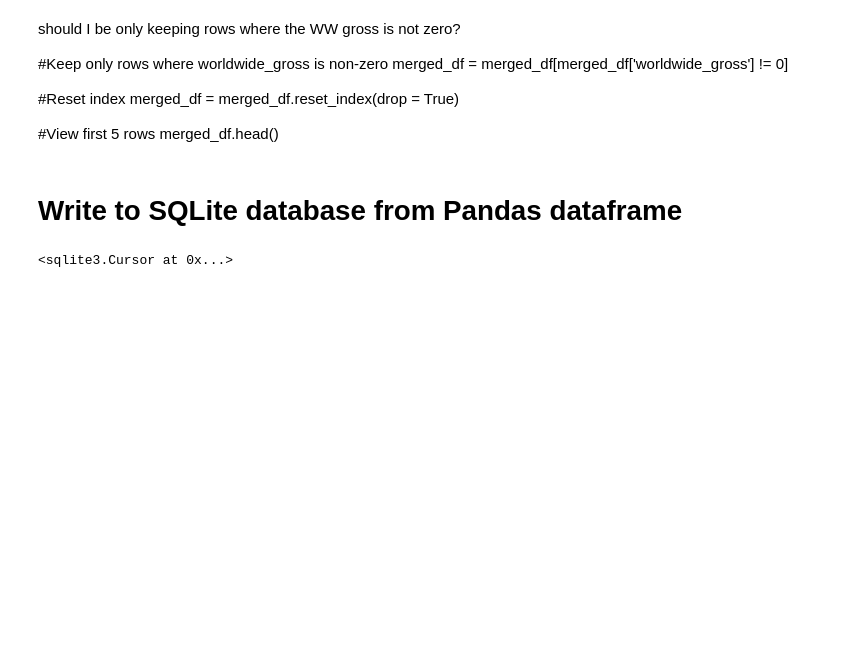
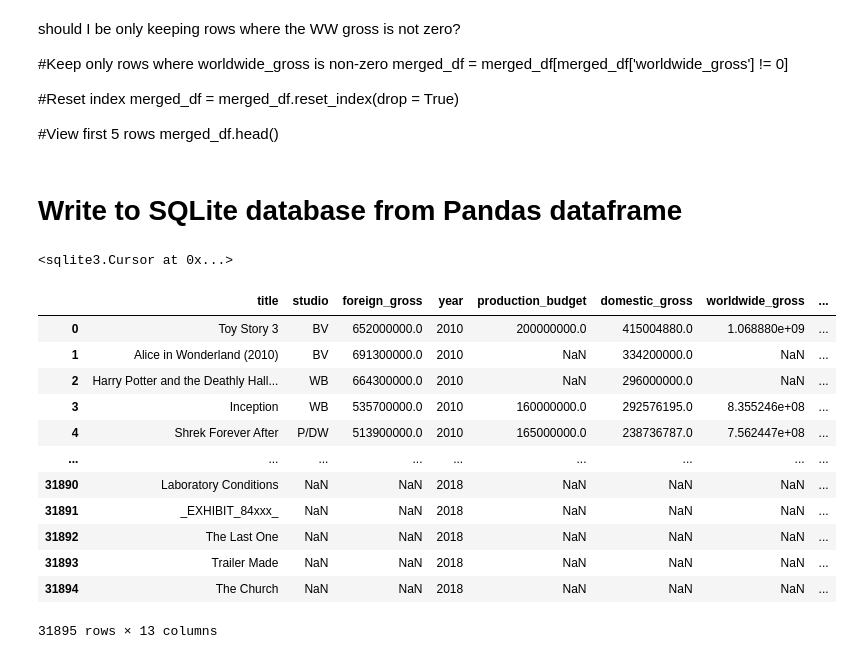
Before and after one commit to cellister/dsc-phase-2-project-v3, a Jupyter notebook: Film Investment Analysis Project.ipynb, the cells around one changed output. Cells and saved outputs as stored; diff of their text form; code cells hidden in the pictures; blank space fills up the shorter version.

```diff
--- a/Film Investment Analysis Project.ipynb
+++ b/Film Investment Analysis Project.ipynb
@@ -562,7 +654,22 @@ conn.cursor()
 # %%
 #move dataframe all at once into SQLite
 
-df.to_sql(name = "merged_df", con = conn, if_exists = "append", index = False)
+merged_df2.to_sql(name = "merged_df2", con = conn, if_exists = "replace", index = False)
+merged_df2
+# %% [output]
+|  | title | studio | foreign_gross | year | production_budget | domestic_gross | worldwide_gross | ... |
+| 0 | Toy Story 3 | BV | 652000000.0 | 2010 | 200000000.0 | 415004880.0 | 1.068880e+09 | ... |
+| 1 | Alice in Wonderland (2010) | BV | 691300000.0 | 2010 | NaN | 334200000.0 | NaN | ... |
+| 2 | Harry Potter and the Deathly Hall... | WB | 664300000.0 | 2010 | NaN | 296000000.0 | NaN | ... |
+| 3 | Inception | WB | 535700000.0 | 2010 | 160000000.0 | 292576195.0 | 8.355246e+08 | ... |
+| 4 | Shrek Forever After | P/DW | 513900000.0 | 2010 | 165000000.0 | 238736787.0 | 7.562447e+08 | ... |
+| ... | ... | ... | ... | ... | ... | ... | ... | ... |
+| 31890 | Laboratory Conditions | NaN | NaN | 2018 | NaN | NaN | NaN | ... |
+| 31891 | _EXHIBIT_84xxx_ | NaN | NaN | 2018 | NaN | NaN | NaN | ... |
+| 31892 | The Last One | NaN | NaN | 2018 | NaN | NaN | NaN | ... |
+| 31893 | Trailer Made | NaN | NaN | 2018 | NaN | NaN | NaN | ... |
+| 31894 | The Church | NaN | NaN | 2018 | NaN | NaN | NaN | ... |
+31895 rows × 13 columns
 # %%
 conn.commit()
 # %%
```
Also changed, not shown: parts of 61 cells of this notebook.
